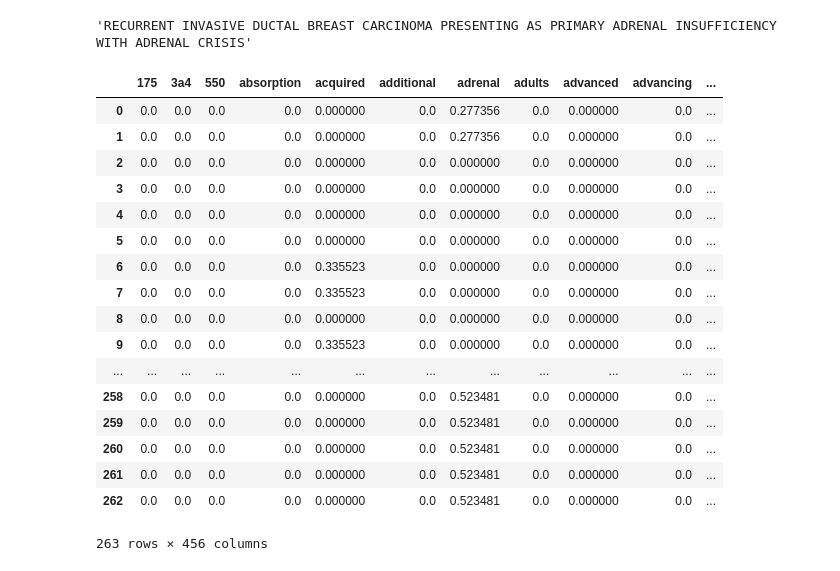
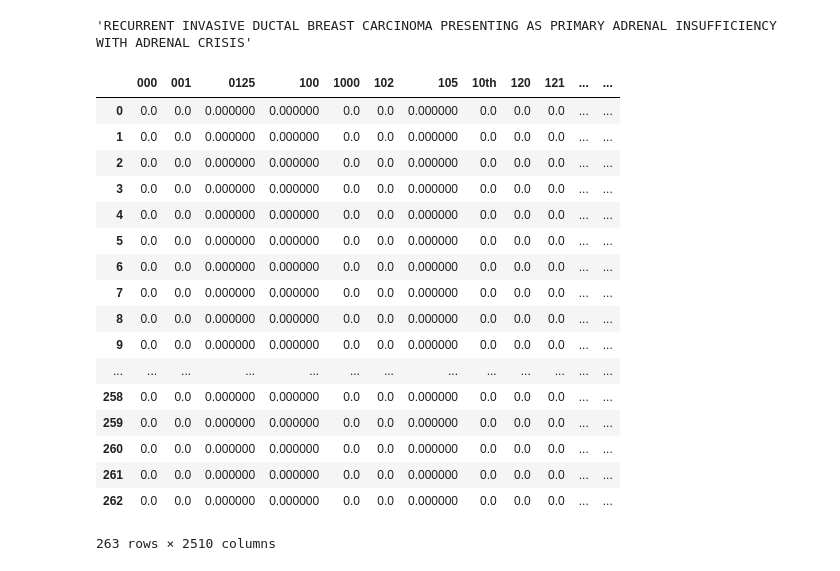
Before and after one commit to rRuseva/IR_mastersCourse, a Jupyter notebook: exercises/TFIDF-v04.ipynb, the cells around one changed output. Saved outputs shown, nothing was run; the diff lists cells and outputs as text; code cells hidden in the pictures.

Commit message:
separate tf-idf for title and caption

```diff
--- a/exercises/TFIDF-v04.ipynb
+++ b/exercises/TFIDF-v04.ipynb
@@ -121,29 +121,34 @@ Histologic section of adrenal metastatic disease (hematoxylin and eosin, Г—10
 Histologic section of adrenal metastatic disease (hematoxylin and eosin, Г—100). Tumor cells arranged in solid nests infiltrating lymph node tissue.
 'RECURRENT INVASIVE DUCTAL BREAST CARCINOMA PRESENTING AS PRIMARY ADRENAL INSUFFICIENCY WITH ADRENAL CRISIS'
 # %%
-vectorizer = TfidfVectorizer(lowercase = False, tokenizer = preprocessContent)
-vectors = vectorizer.fit_transform(titlesList)
-feature_names = vectorizer.get_feature_names()
-dense = vectors.todense()
-denselist = dense.tolist()
-df = pd.DataFrame(denselist, columns=feature_names)
-df
+def computeTFIDF(docList):
+    vectorizer = TfidfVectorizer(lowercase = False, tokenizer = preprocessContent)
+    vectors = vectorizer.fit_transform(docList)
+    feature_names = vectorizer.get_feature_names()
+    dense = vectors.todense()
+    denselist = dense.tolist()
+    df = pd.DataFrame(denselist, columns=feature_names)
+    return denselist, df
+
+title_tfidf, title_df = computeTFIDF(titlesList)
+caption_tfidf, caption_df = computeTFIDF(captionsList)
+caption_df
 # %% [output]
-|  | 175 | 3a4 | 550 | absorption | acquired | additional | adrenal | adults | advanced | advancing | ... |
-| 0 | 0.0 | 0.0 | 0.0 | 0.0 | 0.000000 | 0.0 | 0.277356 | 0.0 | 0.000000 | 0.0 | ... |
-| 1 | 0.0 | 0.0 | 0.0 | 0.0 | 0.000000 | 0.0 | 0.277356 | 0.0 | 0.000000 | 0.0 | ... |
-| 2 | 0.0 | 0.0 | 0.0 | 0.0 | 0.000000 | 0.0 | 0.000000 | 0.0 | 0.000000 | 0.0 | ... |
-| 3 | 0.0 | 0.0 | 0.0 | 0.0 | 0.000000 | 0.0 | 0.000000 | 0.0 | 0.000000 | 0.0 | ... |
-| 4 | 0.0 | 0.0 | 0.0 | 0.0 | 0.000000 | 0.0 | 0.000000 | 0.0 | 0.000000 | 0.0 | ... |
-| 5 | 0.0 | 0.0 | 0.0 | 0.0 | 0.000000 | 0.0 | 0.000000 | 0.0 | 0.000000 | 0.0 | ... |
-| 6 | 0.0 | 0.0 | 0.0 | 0.0 | 0.335523 | 0.0 | 0.000000 | 0.0 | 0.000000 | 0.0 | ... |
-| 7 | 0.0 | 0.0 | 0.0 | 0.0 | 0.335523 | 0.0 | 0.000000 | 0.0 | 0.000000 | 0.0 | ... |
-| 8 | 0.0 | 0.0 | 0.0 | 0.0 | 0.000000 | 0.0 | 0.000000 | 0.0 | 0.000000 | 0.0 | ... |
-| 9 | 0.0 | 0.0 | 0.0 | 0.0 | 0.335523 | 0.0 | 0.000000 | 0.0 | 0.000000 | 0.0 | ... |
-| ... | ... | ... | ... | ... | ... | ... | ... | ... | ... | ... | ... |
-| 258 | 0.0 | 0.0 | 0.0 | 0.0 | 0.000000 | 0.0 | 0.523481 | 0.0 | 0.000000 | 0.0 | ... |
-| 259 | 0.0 | 0.0 | 0.0 | 0.0 | 0.000000 | 0.0 | 0.523481 | 0.0 | 0.000000 | 0.0 | ... |
-| 260 | 0.0 | 0.0 | 0.0 | 0.0 | 0.000000 | 0.0 | 0.523481 | 0.0 | 0.000000 | 0.0 | ... |
-| 261 | 0.0 | 0.0 | 0.0 | 0.0 | 0.000000 | 0.0 | 0.523481 | 0.0 | 0.000000 | 0.0 | ... |
-| 262 | 0.0 | 0.0 | 0.0 | 0.0 | 0.000000 | 0.0 | 0.523481 | 0.0 | 0.000000 | 0.0 | ... |
+|  | 000 | 001 | 0125 | 100 | 1000 | 102 | 105 | 10th | 120 | 121 | ... | ... |
+| 0 | 0.0 | 0.0 | 0.000000 | 0.000000 | 0.0 | 0.0 | 0.000000 | 0.0 | 0.0 | 0.0 | ... | ... |
+| 1 | 0.0 | 0.0 | 0.000000 | 0.000000 | 0.0 | 0.0 | 0.000000 | 0.0 | 0.0 | 0.0 | ... | ... |
+| 2 | 0.0 | 0.0 | 0.000000 | 0.000000 | 0.0 | 0.0 | 0.000000 | 0.0 | 0.0 | 0.0 | ... | ... |
+| 3 | 0.0 | 0.0 | 0.000000 | 0.000000 | 0.0 | 0.0 | 0.000000 | 0.0 | 0.0 | 0.0 | ... | ... |
+| 4 | 0.0 | 0.0 | 0.000000 | 0.000000 | 0.0 | 0.0 | 0.000000 | 0.0 | 0.0 | 0.0 | ... | ... |
+| 5 | 0.0 | 0.0 | 0.000000 | 0.000000 | 0.0 | 0.0 | 0.000000 | 0.0 | 0.0 | 0.0 | ... | ... |
+| 6 | 0.0 | 0.0 | 0.000000 | 0.000000 | 0.0 | 0.0 | 0.000000 | 0.0 | 0.0 | 0.0 | ... | ... |
+| 7 | 0.0 | 0.0 | 0.000000 | 0.000000 | 0.0 | 0.0 | 0.000000 | 0.0 | 0.0 | 0.0 | ... | ... |
+| 8 | 0.0 | 0.0 | 0.000000 | 0.000000 | 0.0 | 0.0 | 0.000000 | 0.0 | 0.0 | 0.0 | ... | ... |
+| 9 | 0.0 | 0.0 | 0.000000 | 0.000000 | 0.0 | 0.0 | 0.000000 | 0.0 | 0.0 | 0.0 | ... | ... |
+| ... | ... | ... | ... | ... | ... | ... | ... | ... | ... | ... | ... | ... |
+| 258 | 0.0 | 0.0 | 0.000000 | 0.000000 | 0.0 | 0.0 | 0.000000 | 0.0 | 0.0 | 0.0 | ... | ... |
+| 259 | 0.0 | 0.0 | 0.000000 | 0.000000 | 0.0 | 0.0 | 0.000000 | 0.0 | 0.0 | 0.0 | ... | ... |
+| 260 | 0.0 | 0.0 | 0.000000 | 0.000000 | 0.0 | 0.0 | 0.000000 | 0.0 | 0.0 | 0.0 | ... | ... |
+| 261 | 0.0 | 0.0 | 0.000000 | 0.000000 | 0.0 | 0.0 | 0.000000 | 0.0 | 0.0 | 0.0 | ... | ... |
+| 262 | 0.0 | 0.0 | 0.000000 | 0.000000 | 0.0 | 0.0 | 0.000000 | 0.0 | 0.0 | 0.0 | ... | ... |
-263 rows × 456 columns
+263 rows × 2510 columns
```
Also changed, not shown: parts of 2 cells of this notebook.
